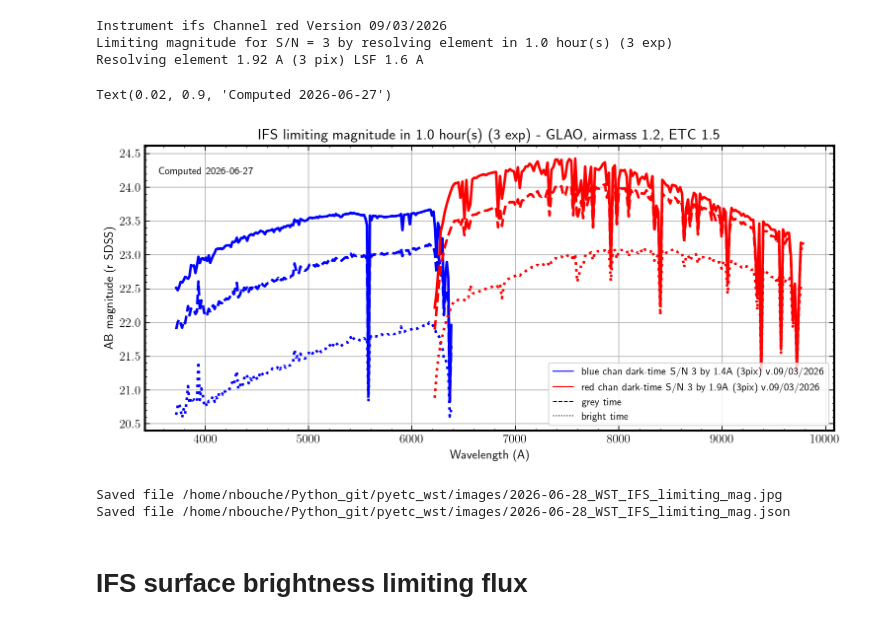
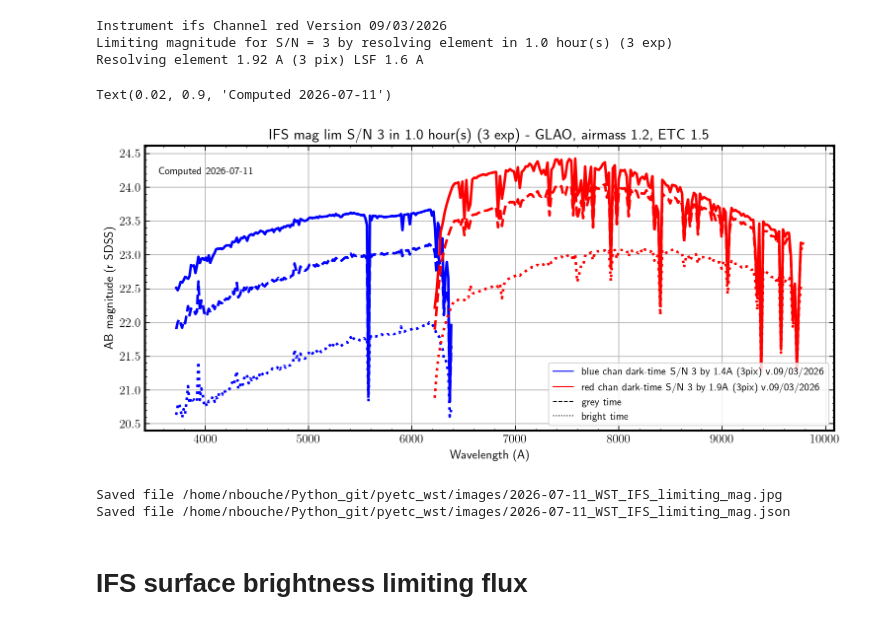
Before and after one commit to nfbouche/pyetc_iredmuse, a Jupyter notebook: notebooks/WST_LimMag.ipynb, the cells around one changed output. Drawn from its saved outputs; the diff is of its cells as text; code cells hidden in the pictures.

```diff
--- a/notebooks/WST_LimMag.ipynb
+++ b/notebooks/WST_LimMag.ipynb
@@ -15,6 +15,7 @@ print(f"pyetc_wst version {__version__}")
 pyetc_wst version 1.5
 # %%
 wst = WST(log = 'WARNING', skip_dataload = False)
+ifs_channels=wst.ifs['channels']
 wst.info()
 # %%
 def get_specinfo(full_obs):
@@ -27,0 +31,17 @@ def get_specinfo(full_obs):
+# %%
+def lsf_resolution(wavelength_AA, ins) -> float:
+    """
+    wavelength_AA : float | nd.array
+    return the spectral resolution R = lambda / delta_lambda of the LSF at a given wavelength in Angstrom
+    """
+
+    lstep_AA = ins['dlbda']
+    fwhm_AA = ins['lsfpix'] * lstep_AA
+
+    return wavelength_AA / float(fwhm_AA)
+# %%
+for ch in ifs_channels:
+    ins=wst.ifs[ch]
+    l1,l2=ins['wave'].get_range()
+    dl=ins['wave'].get_step()
+    print(" N ",(l2-l1)/dl)
@@ -27,0 +51,7 @@ def get_specinfo(full_obs):
+# %%
+for ch in ifs_channels:
+    ins=wst.ifs[ch]
+    wave=ins['wave'].coord()
+    R=lsf_resolution(wave, ins)
+    plt.plot(wave,R,label='R {}'.format(ch))
+plt.legend()
@@ -177,33 +210,35 @@ Resolving element 1.92 A (3 pix) LSF 1.6 A
 # %%
 fig,ax = plt.subplots(1,1,figsize=(12,5))
 labs = []
 for d,c in zip(difs[0]['dlim'], ['blue','red']):
     lab = f"{d['chan']} chan dark-time S/N {snr} by {d['dr']:.1f}A ({d['pixspec']}pix) v.{d['version']}"
     labs.append(lab)
     ax.plot(d['waves'], d['lmag'], color=c, ls='-')
 for d,c in zip(difs[1]['dlim'], ['blue','red']):
     ax.plot(d['waves'], d['lmag'], color=c, ls='--')
 for d,c in zip(difs[2]['dlim'], ['blue','red']):
     ax.plot(d['waves'], d['lmag'], color=c, ls=':')
 ax.set_xlabel('Wavelength (A)')
 ax.set_ylabel('AB magnitude (r SDSS)')
 see = 'GLAO' if full_obs['GLAO'] else f"seeing {see} arcsec"
 integ = full_obs['NDIT']*full_obs['DIT']/3600
-ax.set_title(f"IFS limiting magnitude in {integ} hour(s) ({full_obs['NDIT']} exp) - {see}, airmass {full_obs['AM']}, ETC {__version__}");
+snr_req=full_obs['SNR_REQ']
+
+ax.set_title(f"IFS mag lim S/N {snr_req} in {integ} hour(s) ({full_obs['NDIT']} exp) - {see}, airmass {full_obs['AM']}, ETC {__version__}");
 ax.grid()
 custom_lines = [Line2D([0], [0], color='blue', lw=1),
                 Line2D([0], [0], color='red', lw=1),
                 Line2D([0], [0], color='black', ls='--', lw=1),
                 Line2D([0], [0], color='black', ls=':', lw=1),
                ]
 labs.append(f"grey time")
 labs.append(f"bright time")
 ax.legend(custom_lines, labs, fontsize=10)
 today = datetime.now().strftime("%Y-%m-%d")
 ax.text(0.02, 0.90, f"Computed {today}", transform=ax.transAxes, size=10)
 # %% [output]
-Text(0.02, 0.9, 'Computed 2026-06-27')
+Text(0.02, 0.9, 'Computed 2026-07-11')
-[figure, old version]
+[figure, new version]
 # %%
 today = datetime.now().strftime("%Y-%m-%d")
 outfig = os.path.join(out_dir,f"{today}_{wst.name}_IFS_limiting_mag.jpg")
@@ -215,8 +250,8 @@ with open(outres, "w") as f:
     json.dump(difs, f, indent=2)
 print(f"Saved file {outres}")
 # %% [output]
-Saved file /home/nbouche/Python_git/pyetc_wst/images/2026-06-28_WST_IFS_limiting_mag.jpg
-Saved file /home/nbouche/Python_git/pyetc_wst/images/2026-06-28_WST_IFS_limiting_mag.json
+Saved file /home/nbouche/Python_git/pyetc_wst/images/2026-07-11_WST_IFS_limiting_mag.jpg
+Saved file /home/nbouche/Python_git/pyetc_wst/images/2026-07-11_WST_IFS_limiting_mag.json
 # %% [markdown]
 # IFS surface brightness limiting flux
 # %%
```
Also changed, not shown: parts of 3 cells of this notebook.
